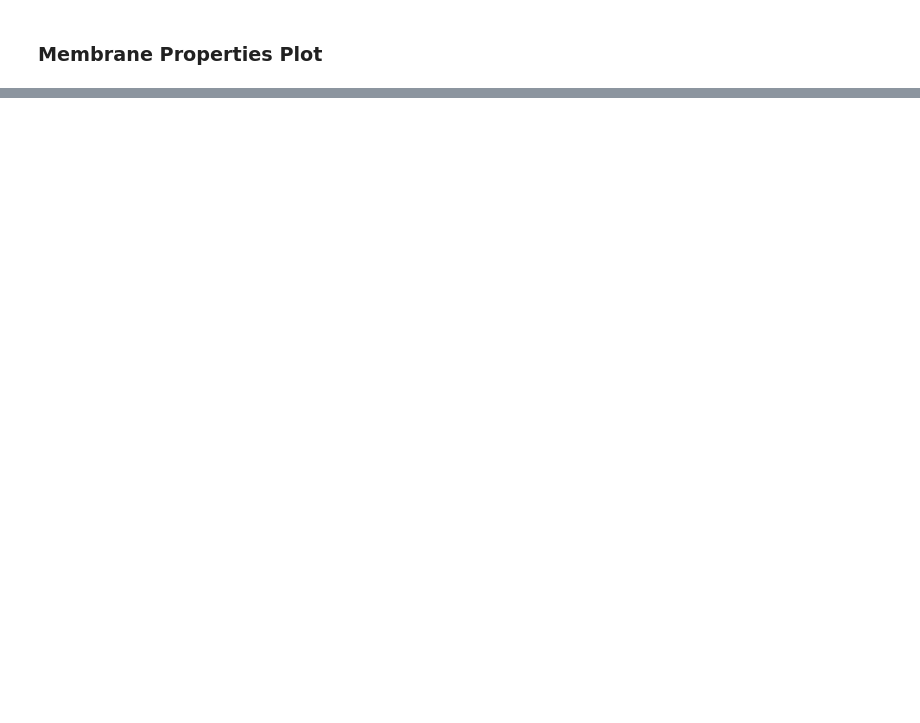
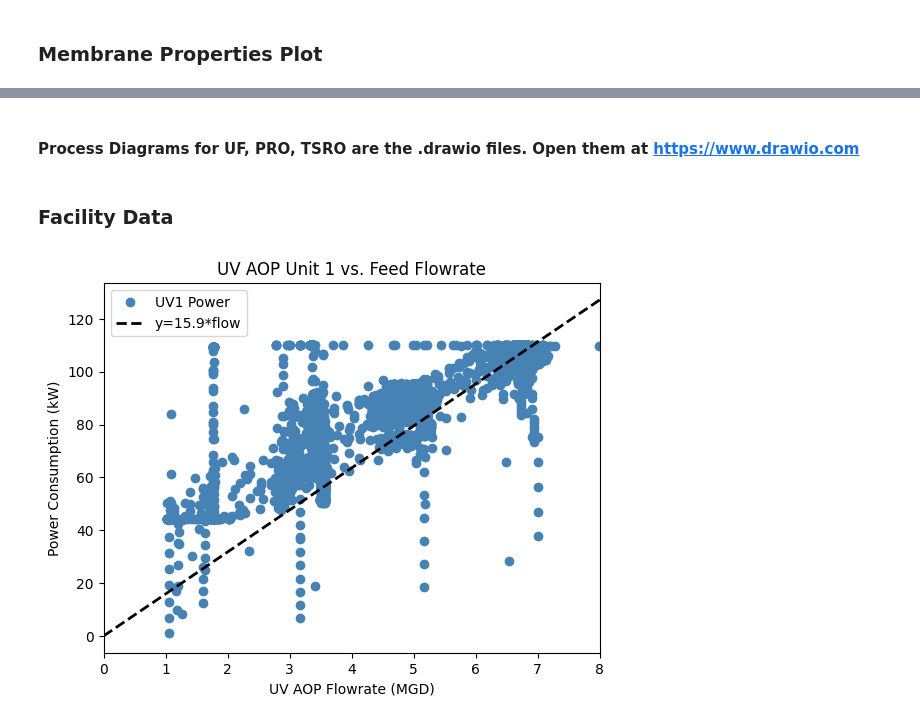
Before and after one commit to watertap-org/flex_desal, a Jupyter notebook: src/wrd/report/Jan2026_report_figures.ipynb, the cells around one changed output, grey strips where cells are left out. Cells and saved outputs as stored; diff of their text form; code cells hidden in the pictures; blank space fills up the shorter version.

Commit message:
Adding power vs. flow plots and corresponding data

```diff
--- a/src/wrd/report/Jan2026_report_figures.ipynb
+++ b/src/wrd/report/Jan2026_report_figures.ipynb
@@ -479,0 +485,43 @@ ax1.set_xticklabels(perm_data['DateTime'][::3], rotation=30, ha='right', fontsiz
+# %% [markdown]
+#### Process Diagrams for UF, PRO, TSRO are the .drawio files. Open them at https://www.drawio.com
+# %% [markdown]
+### Facility Data
+# %%
+# Load Data
+Flow_data = pd.read_csv("WRD_flow_data_feb_2021.csv")
+Power_data = pd.read_csv("WRD_power_data_feb_2021.csv")
+# Merge Data into one dataframe for easy plotting
+Data = pd.merge(Flow_data,Power_data,how='outer')
+# %%
+# UV- AOP Data
+# User input to define x and y data
+plot_title = "UV AOP Unit 1 vs. Feed Flowrate"
+x_data_name = "UV1_MGD"
+y_data_name_list = ["UV1_kW_masked"]
+
+# Derived quantities
+Data["UV1_kW_masked"] = Data["UV_train1_kW"]
+Data.loc[Data["UV1_MGD"] < 1, "UV1_kW_masked"] = np.nan
+Data.loc[Data["UV_train1_kW"] < 0, "UV1_kW_masked"] = np.nan
+# Create Plot
+x_data = Data[x_data_name]
+figure,ax = plt.subplots()
+for y_data_name in y_data_name_list:
+    y_data = Data[y_data_name]
+    plt.plot(x_data,y_data,'o',label="UV1 Power",color='steelblue')
+plt.title(plot_title)
+plt.xlabel("UV AOP Flowrate (MGD)")
+plt.ylabel("Power Consumption (kW)")
+# Adjust Axes as needed
+plt.xlim(0,8)
+# plt.ylim(0,1)
+
+# Add the Trendline
+x_fit = np.linspace(0,8)
+z = 15.9 * x_fit
+ax.plot(x_fit,z,"--k",label="y=15.9*flow",linewidth=2)
+plt.legend(loc='upper left')
+#Export Figure
+plt.savefig("UV_AOP_Unit1_Power_Feb_21.png", dpi=300)
+# %% [output]
+[figure, added]
```
Also changed, not shown: parts of 8 cells of this notebook, 15 other files.
